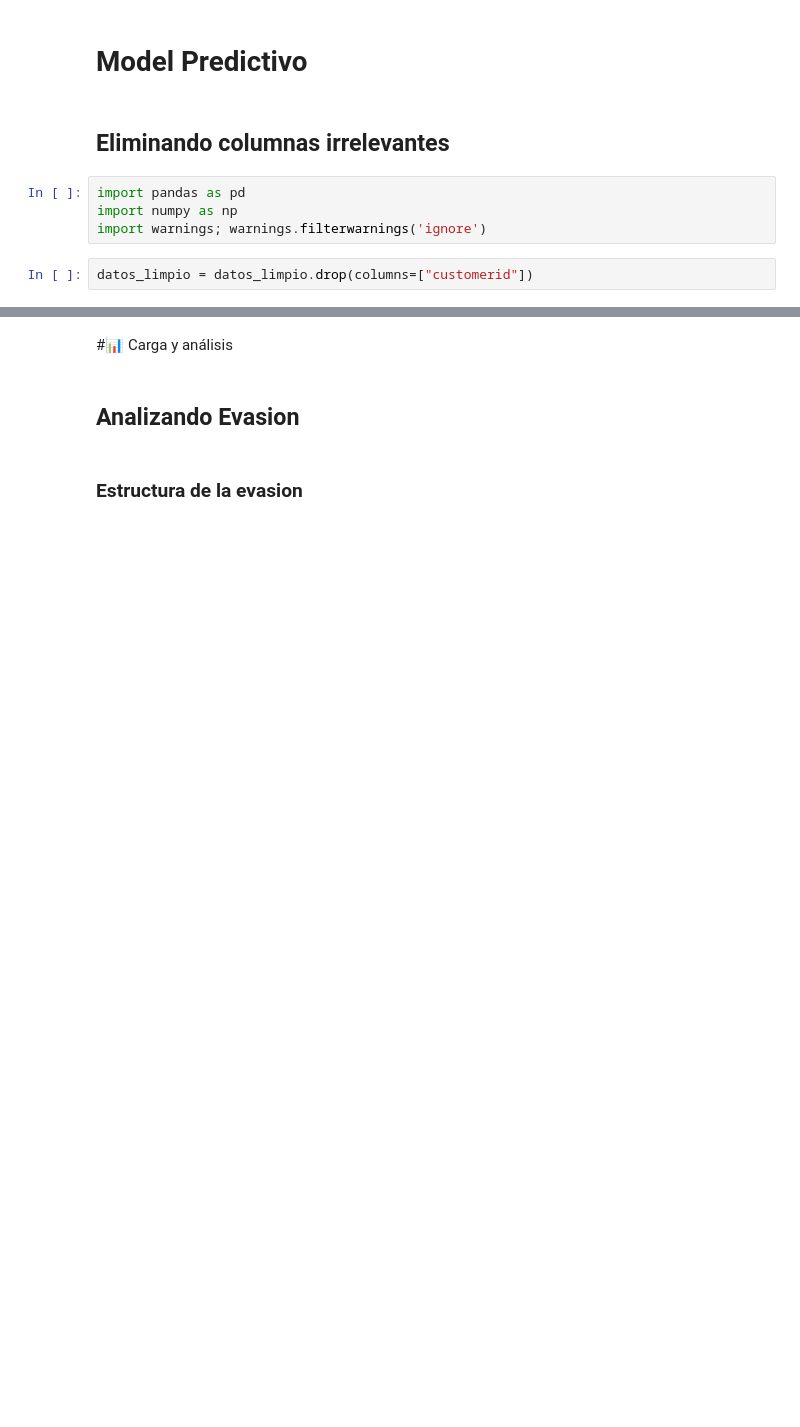
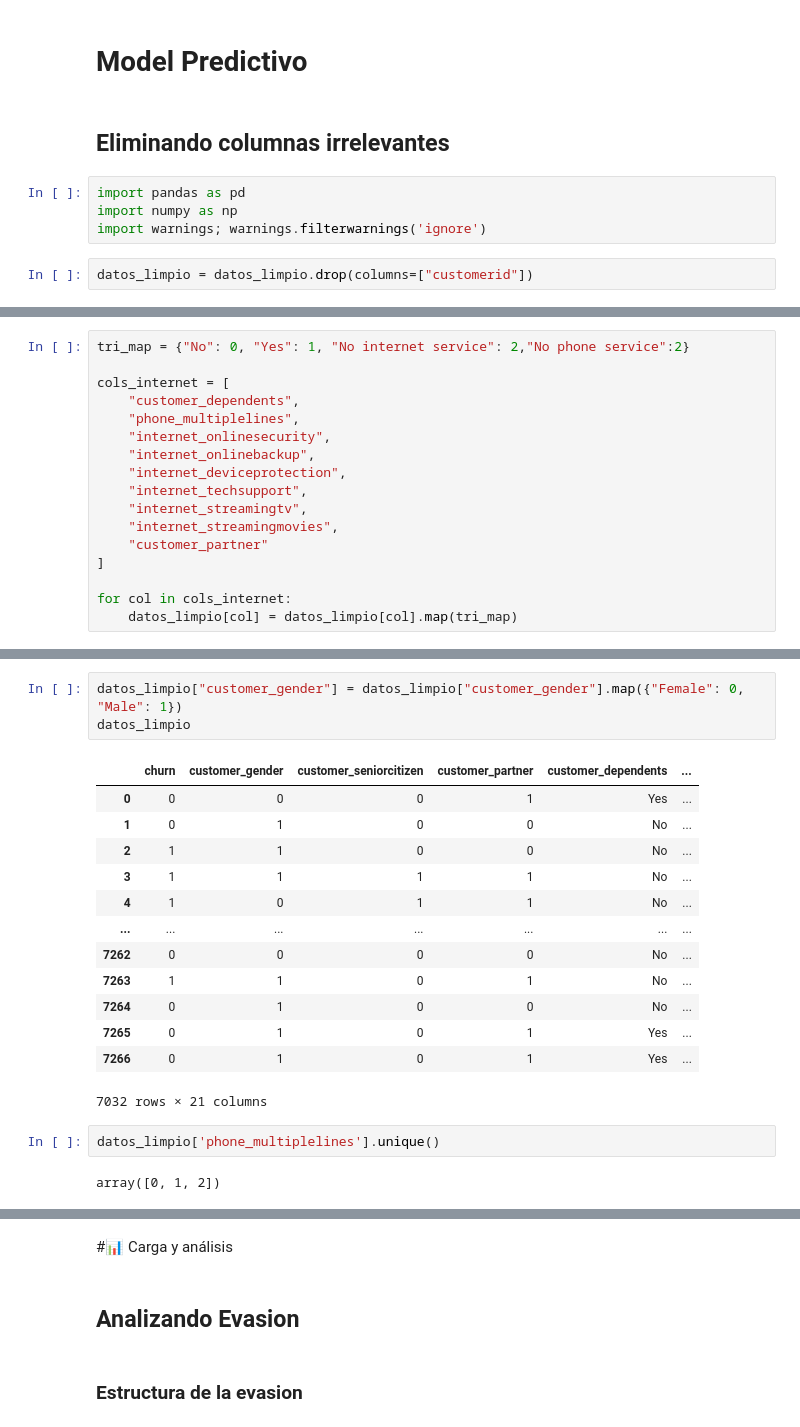
Before and after one commit to d4vid2025/challenge3-data-science-LATAM-, a Jupyter notebook: Copy_of_TelecomX_LATAM.ipynb, the cells around one changed output, grey strips where cells are left out. Drawn from its saved outputs; the diff is of its cells as text; blank space fills up the shorter version.

```diff
--- a/Copy_of_TelecomX_LATAM.ipynb
+++ b/Copy_of_TelecomX_LATAM.ipynb
@@ -402,0 +409,17 @@ datos_limpio.sample(10)
+# %%
+tri_map = {"No": 0, "Yes": 1, "No internet service": 2,"No phone service":2}
+
+cols_internet = [
+    "customer_dependents",
+    "phone_multiplelines",
+    "internet_onlinesecurity",
+    "internet_onlinebackup",
+    "internet_deviceprotection",
+    "internet_techsupport",
+    "internet_streamingtv",
+    "internet_streamingmovies",
+    "customer_partner"
+]
+
+for col in cols_internet:
+    datos_limpio[col] = datos_limpio[col].map(tri_map)
@@ -402,0 +441,21 @@ datos_limpio.sample(10)
+# %%
+datos_limpio["customer_gender"] = datos_limpio["customer_gender"].map({"Female": 0, "Male": 1})
+datos_limpio
+# %% [output]
+|  | churn | customer_gender | customer_seniorcitizen | customer_partner | customer_dependents | ... |
+| 0 | 0 | 0 | 0 | 1 | Yes | ... |
+| 1 | 0 | 1 | 0 | 0 | No | ... |
+| 2 | 1 | 1 | 0 | 0 | No | ... |
+| 3 | 1 | 1 | 1 | 1 | No | ... |
+| 4 | 1 | 0 | 1 | 1 | No | ... |
+| ... | ... | ... | ... | ... | ... | ... |
+| 7262 | 0 | 0 | 0 | 0 | No | ... |
+| 7263 | 1 | 1 | 0 | 1 | No | ... |
+| 7264 | 0 | 1 | 0 | 0 | No | ... |
+| 7265 | 0 | 1 | 0 | 1 | Yes | ... |
+| 7266 | 0 | 1 | 0 | 1 | Yes | ... |
+7032 rows × 21 columns
+# %%
+datos_limpio['phone_multiplelines'].unique()
+# %% [output]
+array([0, 1, 2])
```
Also changed, not shown: parts of 11 cells of this notebook.
